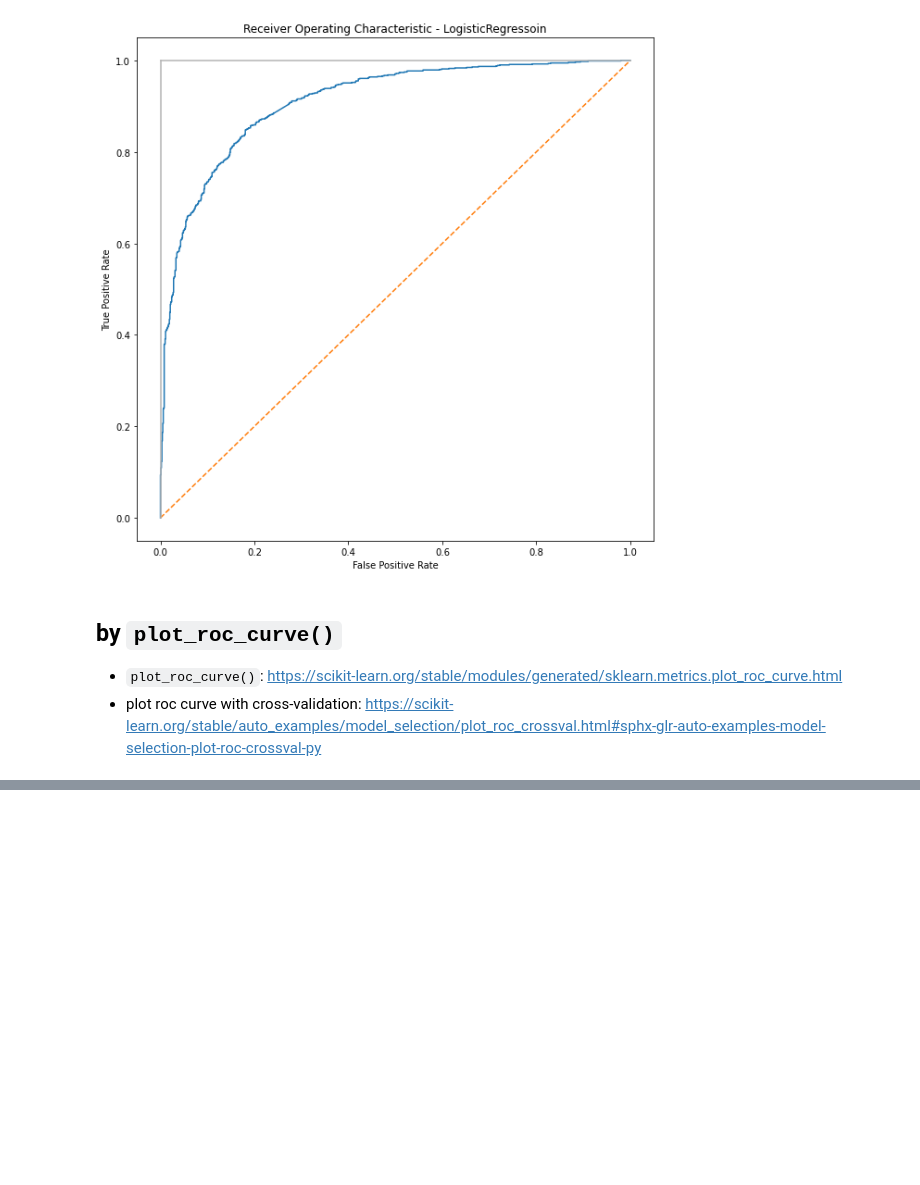
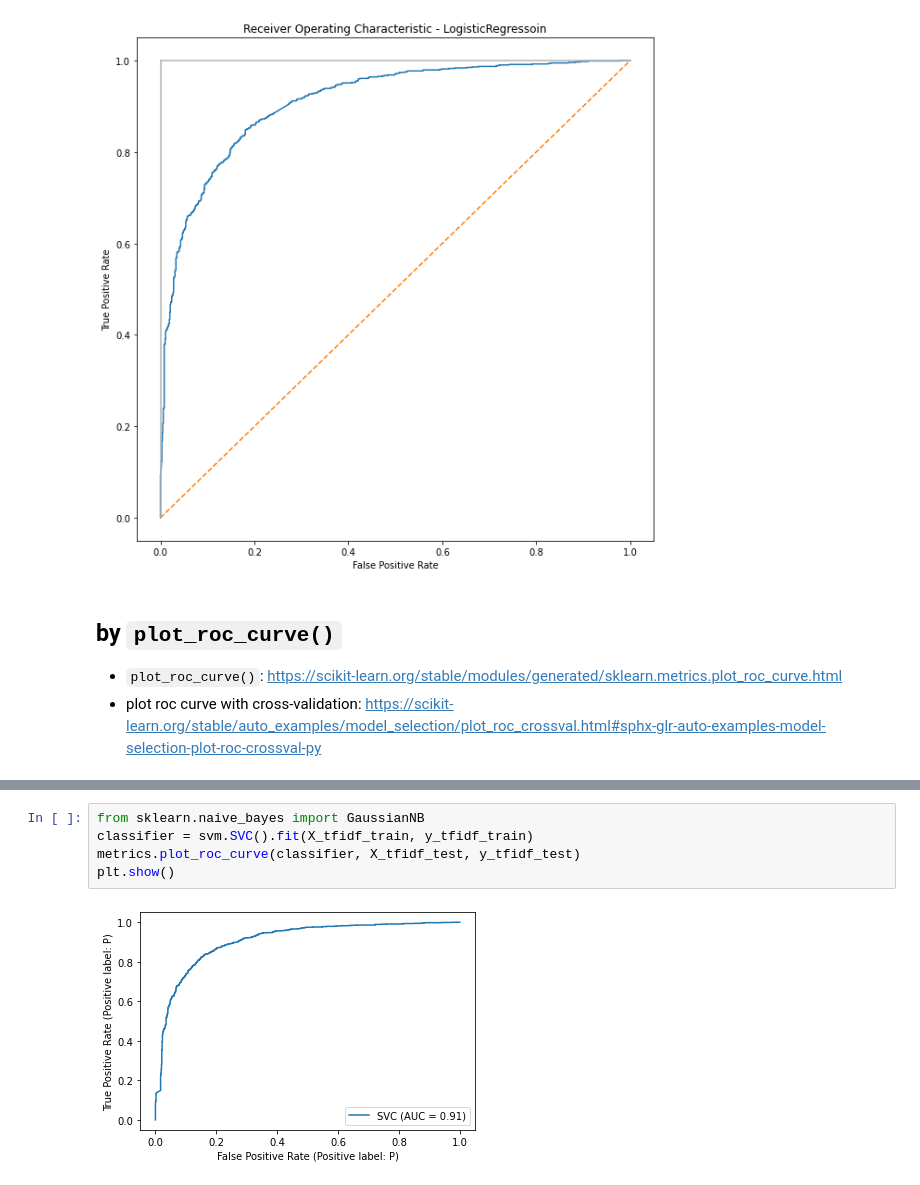
Before and after one commit to p4css/PSS, a Jupyter notebook: TM07_doc_classification.ipynb, the cells around one changed output, grey strips where cells are left out. Cells and saved outputs as stored; diff of their text form; blank space fills up the shorter version.

```diff
--- a/TM07_doc_classification.ipynb
+++ b/TM07_doc_classification.ipynb
@@ -408,0 +508,7 @@ plt.show()
+# %%
+from sklearn.naive_bayes import GaussianNB
+classifier = svm.SVC().fit(X_tfidf_train, y_tfidf_train)
+metrics.plot_roc_curve(classifier, X_tfidf_test, y_tfidf_test)
+plt.show()
+# %% [output]
+[figure, added]
```
Also changed, not shown: parts of 23 cells of this notebook.
